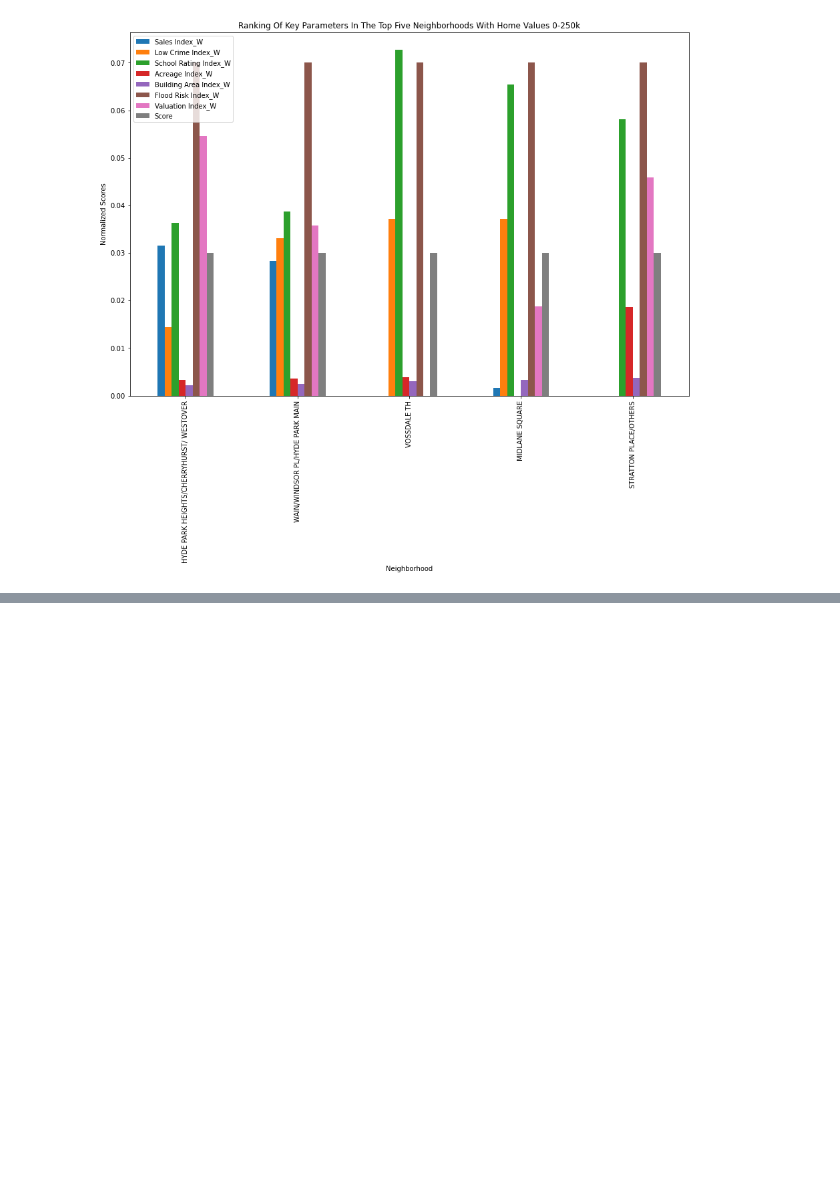
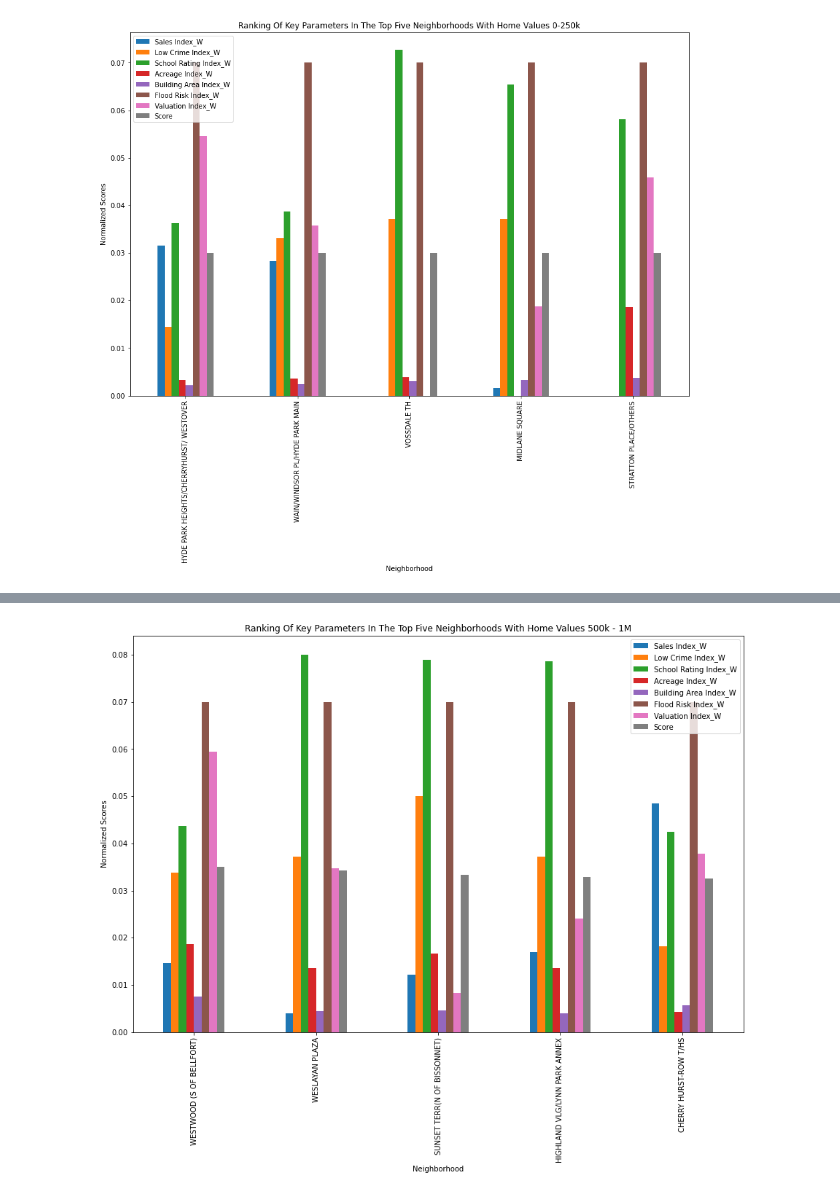
Before and after one commit to adrianaovalle/Project1_Group2, a Jupyter notebook: school_stats.ipynb, the cells around one changed output, grey strips where cells are left out. Cells and saved outputs as stored; diff of their text form; code cells hidden in the pictures; blank space fills up the shorter version.

```diff
--- a/school_stats.ipynb
+++ b/school_stats.ipynb
@@ -741,0 +841,7 @@ plt.show()
+# %%
+# extract the top five neighborhoods for home values 750-1000k
+top_neighborhoods_1000 = parameter_and_score.loc[(parameter_and_score['Total Appraised Value']>750000)&(parameter_and_score['Total Appraised Value']<=1000000),:]
+top_1000k_group = top_neighborhoods_1000.groupby(['Neighborhood']).mean()
+ranked_1000k = top_1000k_group.sort_values('Score',ascending=False)
+ranked_1000k = ranked_1000k.head()
+ranked_1000k.head(10)
@@ -742,3 +856,12 @@ plt.show()
+# %%
+# bar plot
+ranked_1000k = ranked_1000k.iloc[:,:-1]
+ranked_1000k.plot(kind='bar',figsize=(15,10))
+plt.ylabel("Normalized Scores")
+plt.title("Ranking Of Key Parameters In The Top Five Neighborhoods With Home Values 500k - 1M")
+plt.show()
+# %% [output]
+[figure, added]
 # %%
 # TODO:
 # bar charts per bins every 250k
```
Also changed, not shown: parts of 8 cells of this notebook.
